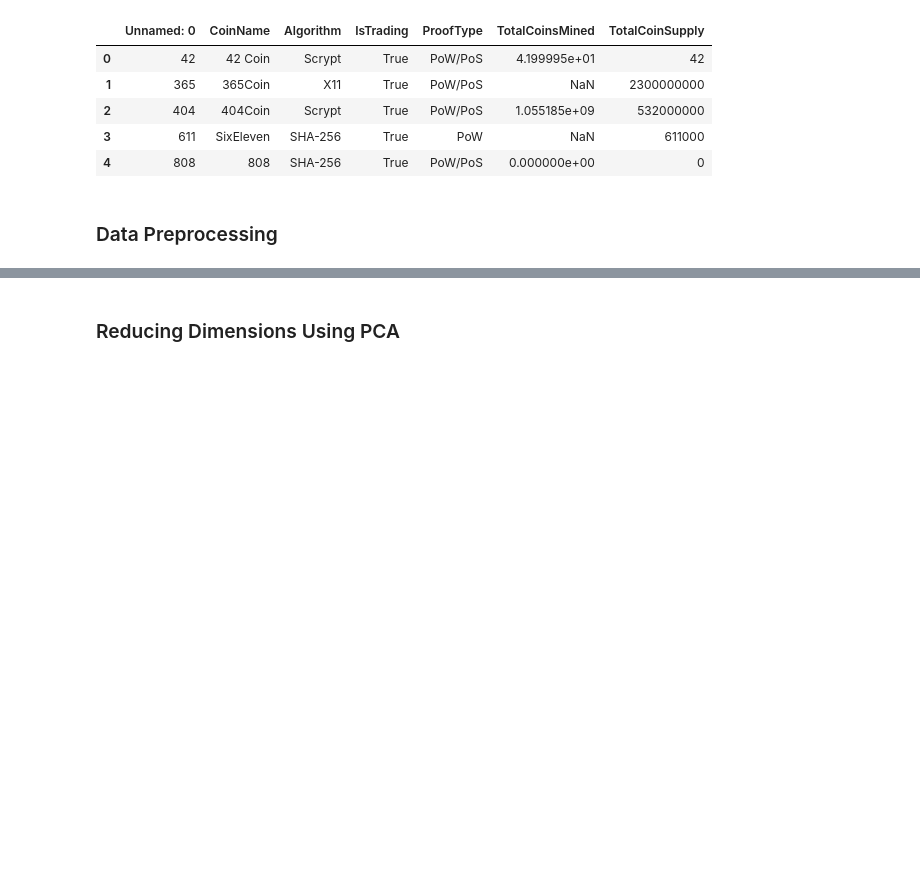
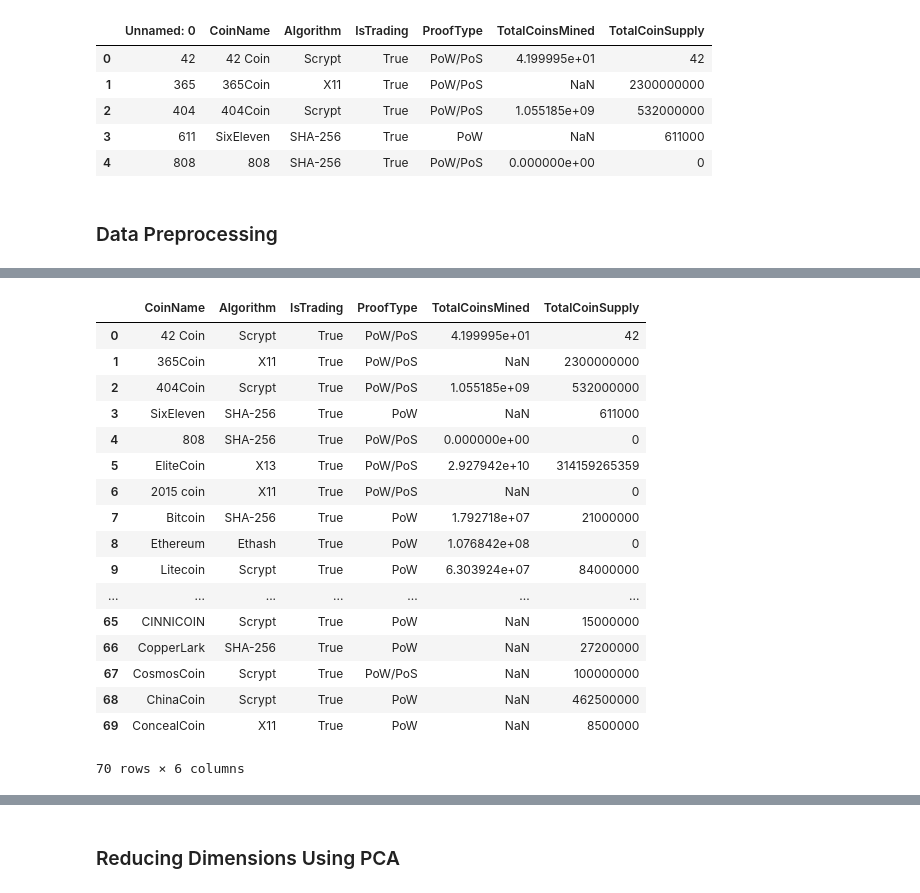
Before and after one commit to ColinNeagle/AWS_HW, a Jupyter notebook: 13-AWS-Lex/Instructions/Starter_Files/crypto_clustering.ipynb, the cells around one changed output, grey strips where cells are left out. Saved outputs shown, nothing was run; the diff lists cells and outputs as text; code cells hidden in the pictures; blank space fills up the shorter version.

```diff
--- a/13-AWS-Lex/Instructions/Starter_Files/crypto_clustering.ipynb
+++ b/13-AWS-Lex/Instructions/Starter_Files/crypto_clustering.ipynb
@@ -65,2 +65,25 @@ crypto_df.head()
+# %%
+#dropping IsTrading = False
+crypto_df[crypto_df.IsTrading != 'False']
+crypto_df.head(70)
+# %% [output]
+|  | CoinName | Algorithm | IsTrading | ProofType | TotalCoinsMined | TotalCoinSupply |
+| 0 | 42 Coin | Scrypt | True | PoW/PoS | 4.199995e+01 | 42 |
+| 1 | 365Coin | X11 | True | PoW/PoS | NaN | 2300000000 |
+| 2 | 404Coin | Scrypt | True | PoW/PoS | 1.055185e+09 | 532000000 |
+| 3 | SixEleven | SHA-256 | True | PoW | NaN | 611000 |
+| 4 | 808 | SHA-256 | True | PoW/PoS | 0.000000e+00 | 0 |
+| 5 | EliteCoin | X13 | True | PoW/PoS | 2.927942e+10 | 314159265359 |
+| 6 | 2015 coin | X11 | True | PoW/PoS | NaN | 0 |
+| 7 | Bitcoin | SHA-256 | True | PoW | 1.792718e+07 | 21000000 |
+| 8 | Ethereum | Ethash | True | PoW | 1.076842e+08 | 0 |
+| 9 | Litecoin | Scrypt | True | PoW | 6.303924e+07 | 84000000 |
+| ... | ... | ... | ... | ... | ... | ... |
+| 65 | CINNICOIN | Scrypt | True | PoW | NaN | 15000000 |
+| 66 | CopperLark | SHA-256 | True | PoW | NaN | 27200000 |
+| 67 | CosmosCoin | Scrypt | True | PoW/PoS | NaN | 100000000 |
+| 68 | ChinaCoin | Scrypt | True | PoW | NaN | 462500000 |
+| 69 | ConcealCoin | X11 | True | PoW | NaN | 8500000 |
+70 rows × 6 columns
 # %%
 # Keep only cryptocurrencies that are trading
```
Also changed, not shown: parts of 5 cells of this notebook.
